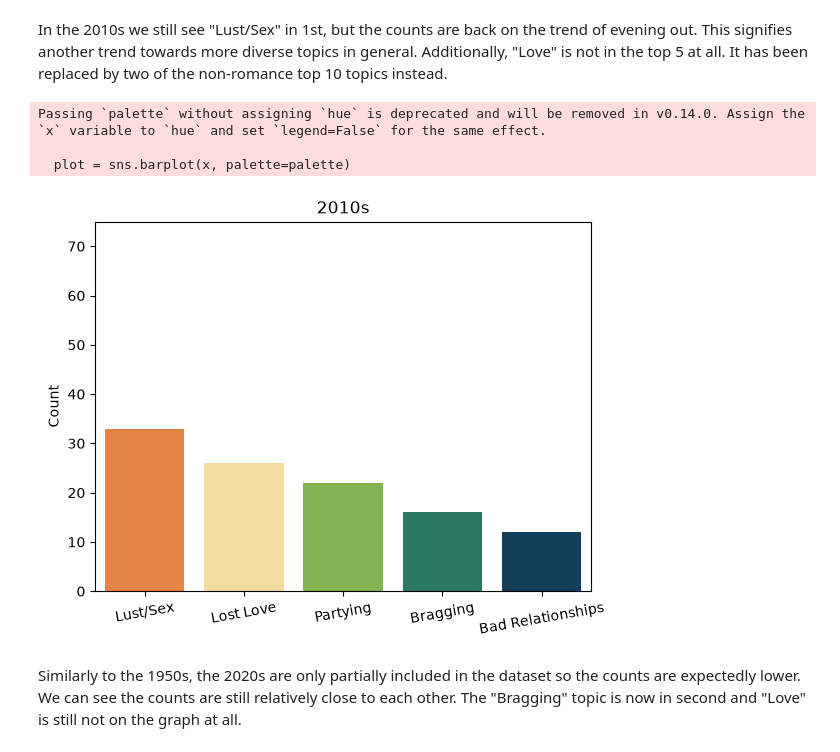
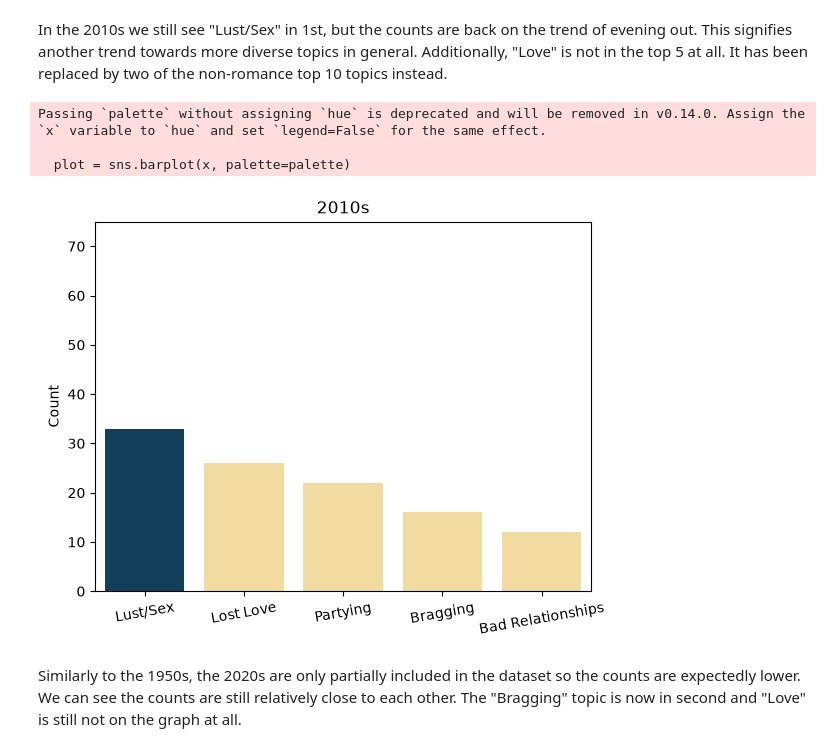
Before and after one commit to IzzyMRob/CS_161_Project, a Jupyter notebook: izzy_lyric_topic.ipynb, the cells around one changed output. Drawn from its saved outputs; the diff is of its cells as text; code cells hidden in the pictures.

```diff
--- a/izzy_lyric_topic.ipynb
+++ b/izzy_lyric_topic.ipynb
@@ -329,22 +365,28 @@ In the 2010s we still see "Lust/Sex" in 1st, but the counts are back on the tren
 # %%
 # parse only the topics from songs in the 2010s
 topics_list = pd.Series(parse_topics(df[df["decade"]==2010]))
 
 # use value counts and save most common topics
 x = topics_list.value_counts()[0:n_tops_to_show]
+
+palette = {"Bad Relationships":"#ffe194",
+           "Lost Love":"#ffe194",
+           "Partying": "#ffe194",
+           "Bragging":"#ffe194",
+           "Lust/Sex":"#084266"}
 
 # plot top topics
 plot = sns.barplot(x, palette=palette)
 plot.set_title("2010s")
 plot.set_ylabel("Count")
 plot.set_ylim(ylim)
 plot.set_xticklabels(plot.get_xticklabels(), rotation=10)
 plt.show()
 # %% [output]
 Passing `palette` without assigning `hue` is deprecated and will be removed in v0.14.0. Assign the `x` variable to `hue` and set `legend=False` for the same effect.
 
   plot = sns.barplot(x, palette=palette)
-[figure, old version]
+[figure, new version]
 # %% [markdown]
 Similarly to the 1950s, the 2020s are only partially included in the dataset so the counts are expectedly lower. We can see the counts are still relatively close to each other. The "Bragging" topic is now in second and "Love" is still not on the graph at all.
 # %%
```
Also changed, not shown: parts of 8 cells of this notebook, 1 other file.
